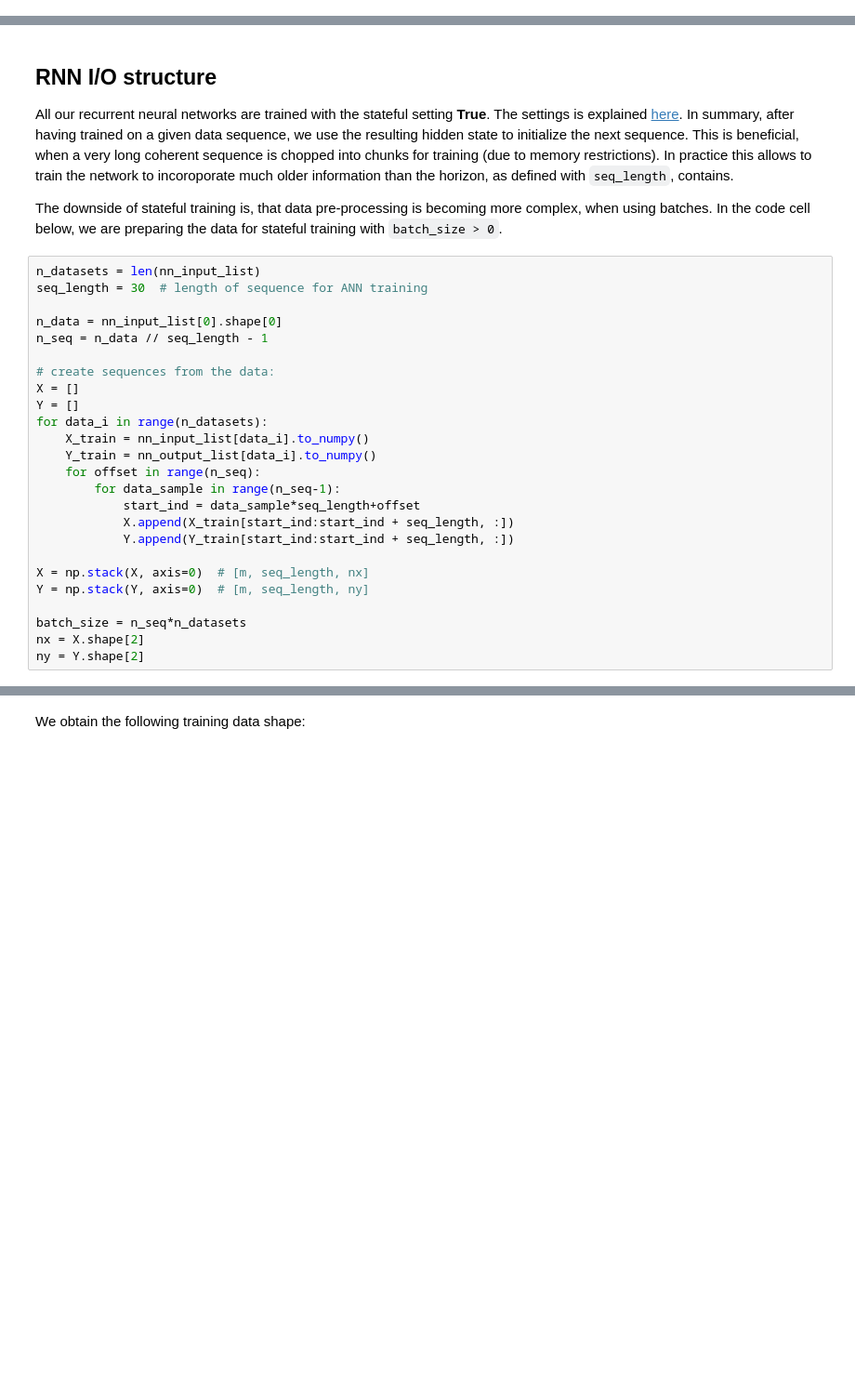
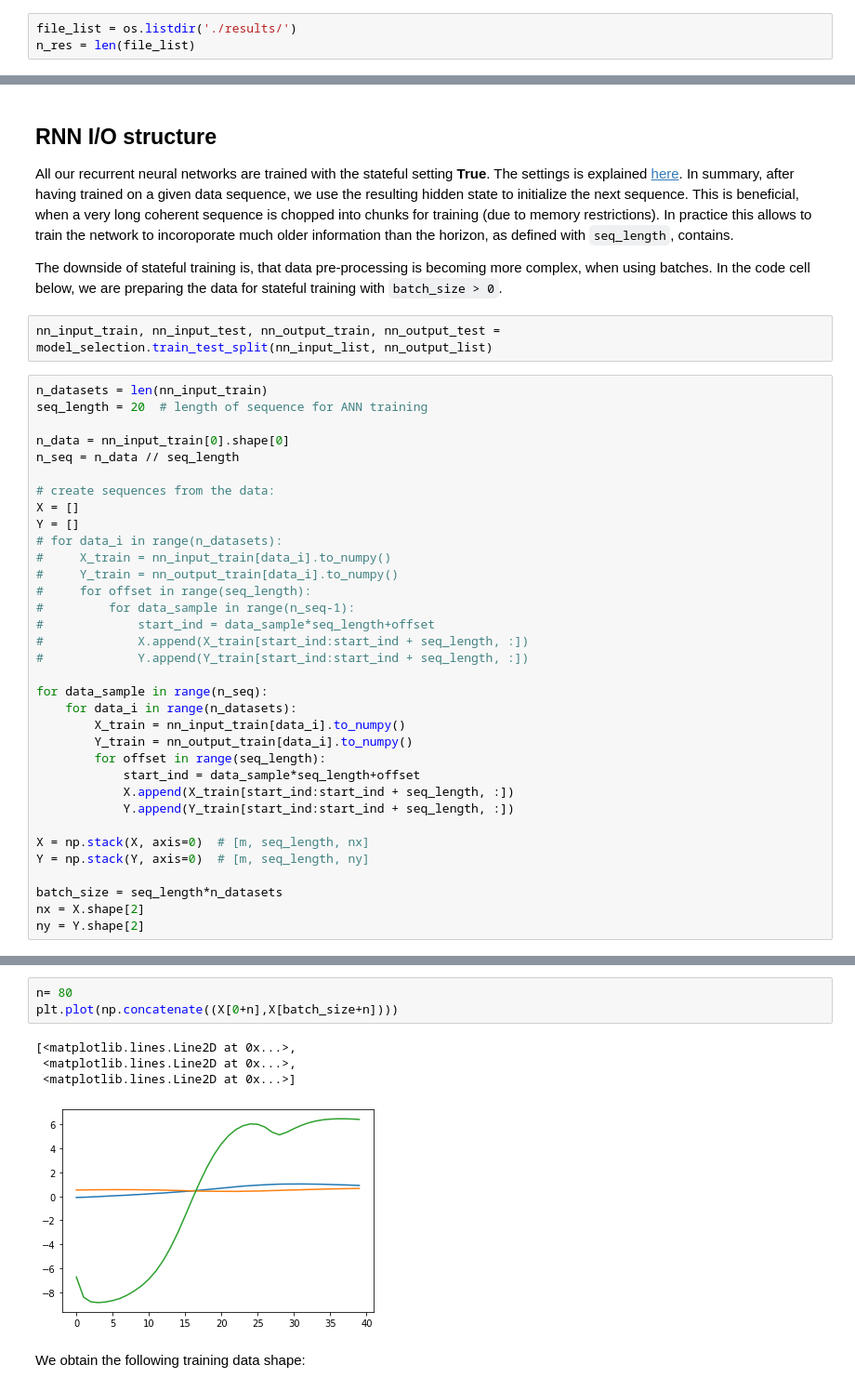
Before and after one commit to 4flixt/2020_MHE_Surrogate, a Jupyter notebook: examples/kite/Prototype_RNN.ipynb, the cells around one changed output, grey strips where cells are left out. Shown: that part at 93% size. Saved outputs shown, nothing was run; the diff lists cells and outputs as text; blank space fills up the shorter version.

```diff
--- a/examples/kite/Prototype_RNN.ipynb
+++ b/examples/kite/Prototype_RNN.ipynb
@@ -9 +11,4 @@ import pandas as pd
+# %%
+file_list = os.listdir('./results/')
+n_res = len(file_list)
 # %%
@@ -31,21 +52,32 @@ All our recurrent neural networks are trained with the stateful setting **True**
 
 The downside of stateful training is, that data pre-processing is becoming more complex, when using batches.
 In the code cell below, we are preparing the data for stateful training with `batch_size > 0`.
+# %%
+nn_input_train, nn_input_test, nn_output_train, nn_output_test = model_selection.train_test_split(nn_input_list, nn_output_list)
 # %%
-n_datasets = len(nn_input_list)
-seq_length = 30  # length of sequence for ANN training
+n_datasets = len(nn_input_train)
+seq_length = 20  # length of sequence for ANN training
 
-n_data = nn_input_list[0].shape[0]
-n_seq = n_data // seq_length - 1
+n_data = nn_input_train[0].shape[0]
+n_seq = n_data // seq_length
 
 # create sequences from the data:
 X = []
 Y = []
-for data_i in range(n_datasets):
-    X_train = nn_input_list[data_i].to_numpy()
-    Y_train = nn_output_list[data_i].to_numpy()
-    for offset in range(n_seq):
-        for data_sample in range(n_seq-1):
+# for data_i in range(n_datasets):
+#     X_train = nn_input_train[data_i].to_numpy()
+#     Y_train = nn_output_train[data_i].to_numpy()
+#     for offset in range(seq_length):
+#         for data_sample in range(n_seq-1):
+#             start_ind = data_sample*seq_length+offset
+#             X.append(X_train[start_ind:start_ind + seq_length, :])
+#             Y.append(Y_train[start_ind:start_ind + seq_length, :])
+
+for data_sample in range(n_seq):
+    for data_i in range(n_datasets):
+        X_train = nn_input_train[data_i].to_numpy()
+        Y_train = nn_output_train[data_i].to_numpy()
+        for offset in range(seq_length):
             start_ind = data_sample*seq_length+offset
             X.append(X_train[start_ind:start_ind + seq_length, :])
             Y.append(Y_train[start_ind:start_ind + seq_length, :])
@@ -53,6 +85,6 @@ for data_i in range(n_datasets):
 X = np.stack(X, axis=0)  # [m, seq_length, nx]
 Y = np.stack(Y, axis=0)  # [m, seq_length, ny]
 
-batch_size = n_seq*n_datasets
+batch_size = seq_length*n_datasets
 nx = X.shape[2]
 ny = Y.shape[2]
@@ -59,3 +95,11 @@ ny = Y.shape[2]
+# %%
+n= 80
+plt.plot(np.concatenate((X[0+n],X[batch_size+n])))
+# %% [output]
+[<matplotlib.lines.Line2D at 0x...>,
+ <matplotlib.lines.Line2D at 0x...>,
+ <matplotlib.lines.Line2D at 0x...>]
+[figure, added]
 # %% [markdown]
 We obtain the following training data shape:
 # %%
```
Also changed, not shown: parts of 12 cells of this notebook.
